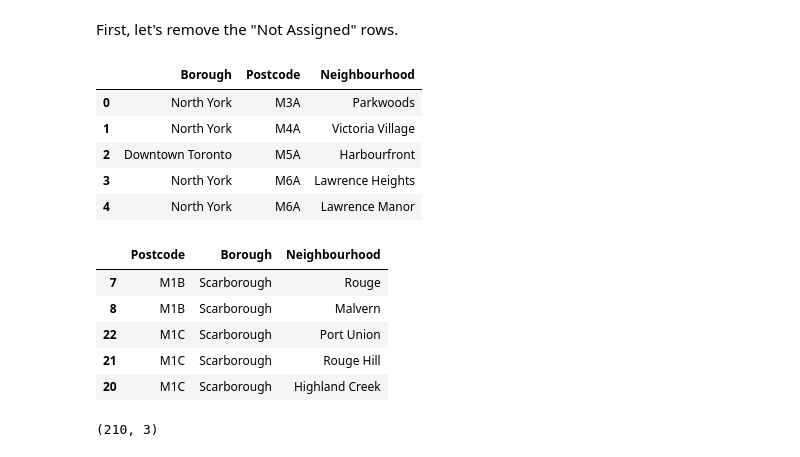
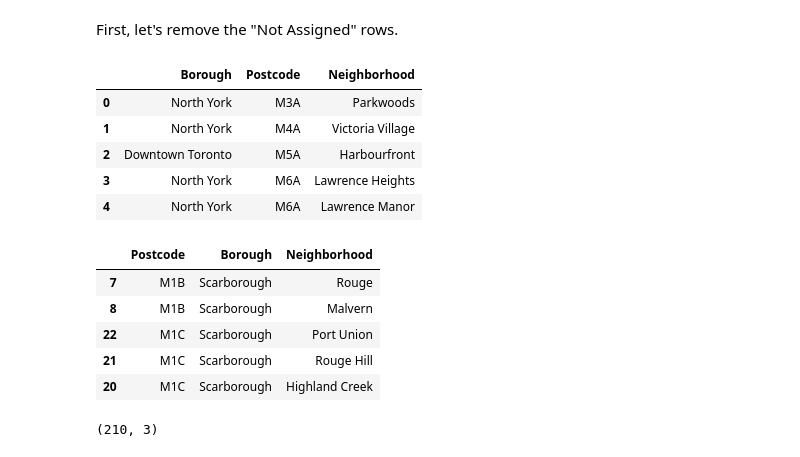
Before and after one commit to luiangc/Coursera_Capstone, a Jupyter notebook: Segmenting_and_clustering_TORONTO.ipynb, the cells around one changed output. Cells and saved outputs as stored; diff of their text form; code cells hidden in the pictures.

Commit message:
New update - Changing Neighbourhood to Neigborhood to make the code more uniform

```diff
--- a/Segmenting_and_clustering_TORONTO.ipynb
+++ b/Segmenting_and_clustering_TORONTO.ipynb
@@ -41,0 +38,3 @@ nbh.shape
+# %%
+nbh.rename(columns={"Neighbourhood": "Neighborhood"}, inplace=True)
+nbh.head()
@@ -49,18 +55,18 @@ nbh.drop('Not assigned', axis=0, inplace=True)
 nbh.reset_index(inplace=True)
 nbh.head()
 # %% [output]
-|  | Borough | Postcode | Neighbourhood |
+|  | Borough | Postcode | Neighborhood |
 | 0 | North York | M3A | Parkwoods |
 | 1 | North York | M4A | Victoria Village |
 | 2 | Downtown Toronto | M5A | Harbourfront |
 | 3 | North York | M6A | Lawrence Heights |
 | 4 | North York | M6A | Lawrence Manor |
 # %%
-nbh = nbh[['Postcode','Borough','Neighbourhood']]
+nbh = nbh[['Postcode','Borough','Neighborhood']]
 nbh.sort_values(by='Postcode', inplace=True)
 nbh.head()
 # %% [output]
-|  | Postcode | Borough | Neighbourhood |
+|  | Postcode | Borough | Neighborhood |
 | 7 | M1B | Scarborough | Rouge |
 | 8 | M1B | Scarborough | Malvern |
 | 22 | M1C | Scarborough | Port Union |
```
Also changed, not shown: parts of 7 cells of this notebook.
